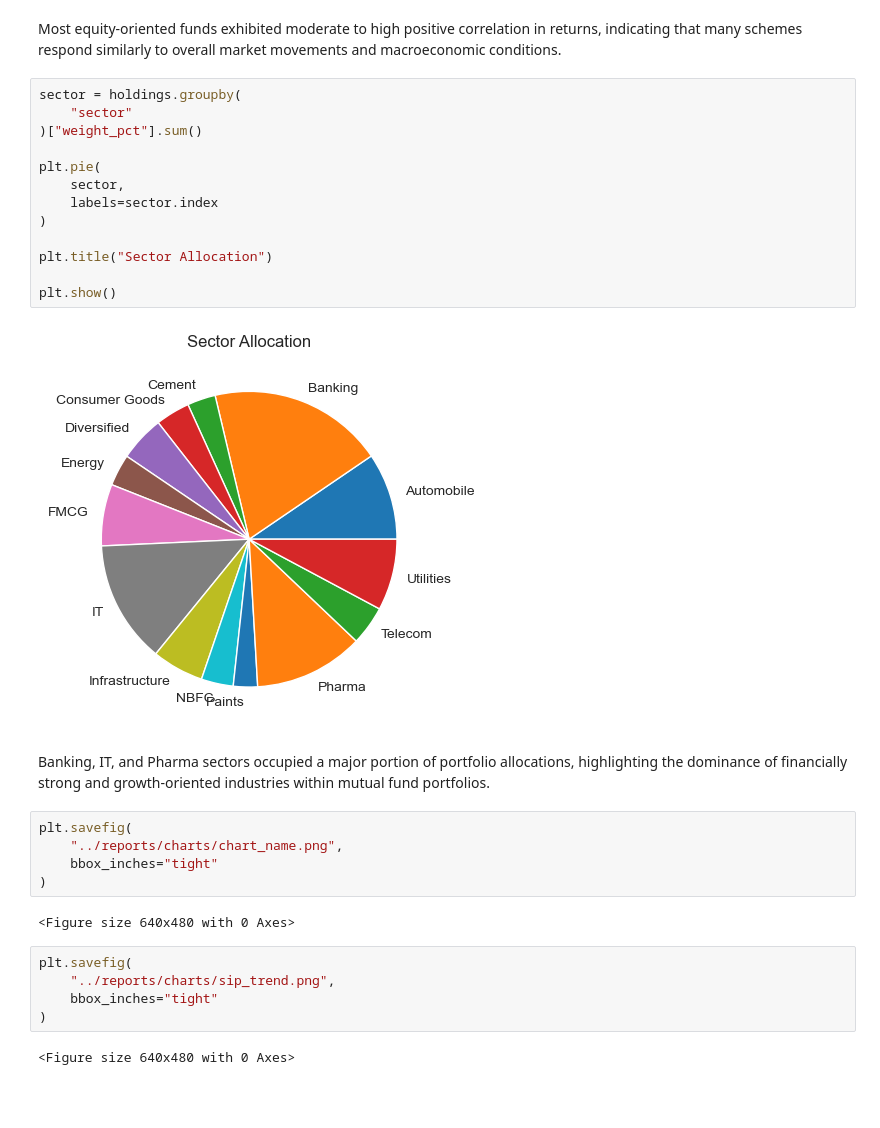
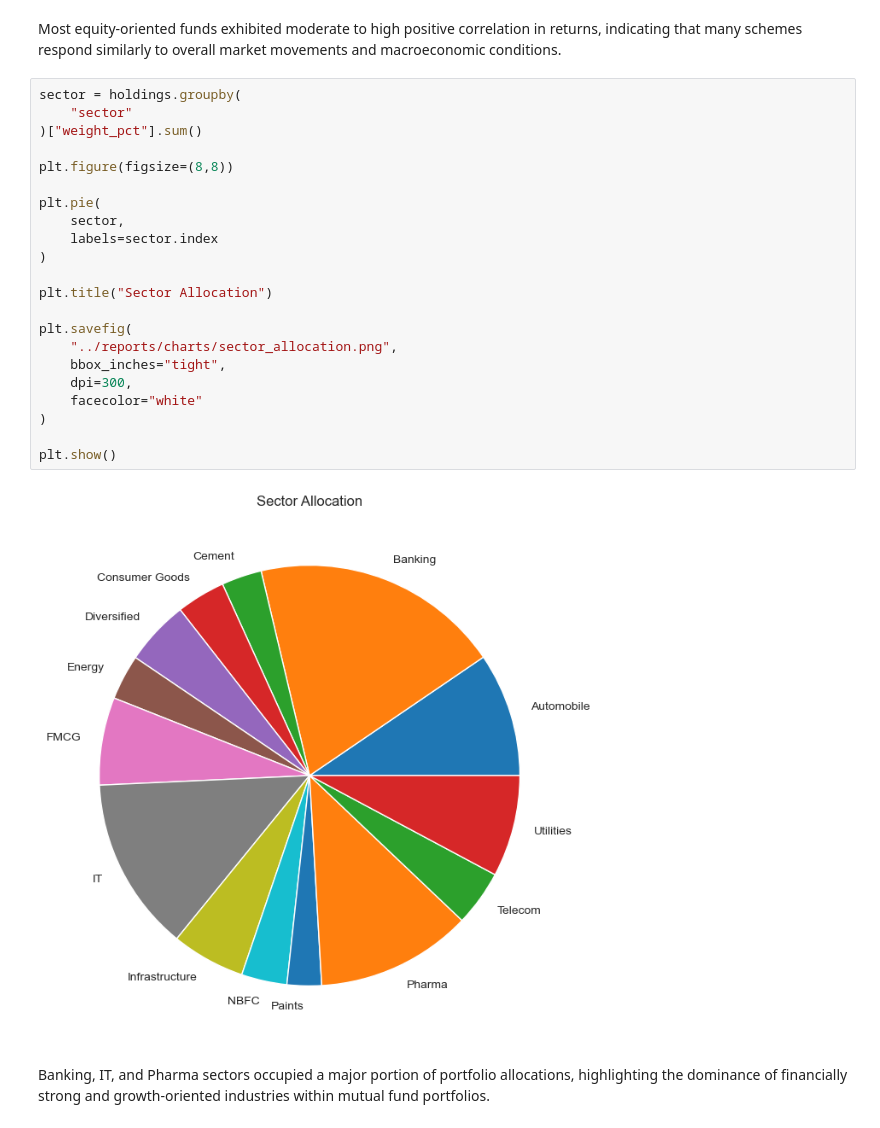
Before and after one commit to ShadyAbdulNazerP/bluestock-mf-capstone, a Jupyter notebook: notebooks/03_eda_analysis.ipynb, the cells around one changed output. Cells and saved outputs as stored; diff of their text form; blank space fills up the shorter version.

```diff
--- a/notebooks/03_eda_analysis.ipynb
+++ b/notebooks/03_eda_analysis.ipynb
@@ -256,31 +342,26 @@ Most equity-oriented funds exhibited moderate to high positive correlation in re
 # %%
 sector = holdings.groupby(
     "sector"
 )["weight_pct"].sum()
+
+plt.figure(figsize=(8,8))
 
 plt.pie(
     sector,
     labels=sector.index
 )
 
 plt.title("Sector Allocation")
 
+plt.savefig(
+    "../reports/charts/sector_allocation.png",
+    bbox_inches="tight",
+    dpi=300,
+    facecolor="white"
+)
+
 plt.show()
 # %% [output]
-[figure, old version]
+[figure, new version]
 # %% [markdown]
 Banking, IT, and Pharma sectors occupied a major portion of portfolio allocations, highlighting the dominance of financially strong and growth-oriented industries within mutual fund portfolios.
-# %%
-plt.savefig(
-    "../reports/charts/chart_name.png",
-    bbox_inches="tight"
-)
-# %% [output]
-<Figure size 640x480 with 0 Axes>
-# %%
-plt.savefig(
-    "../reports/charts/sip_trend.png",
-    bbox_inches="tight"
-)
-# %% [output]
-<Figure size 640x480 with 0 Axes>
```
Also changed, not shown: parts of 13 cells of this notebook, 14 other files.
